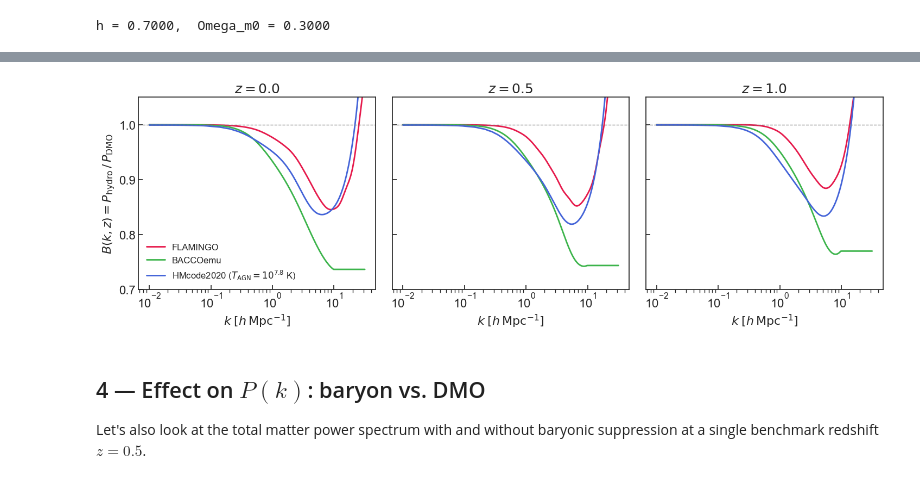
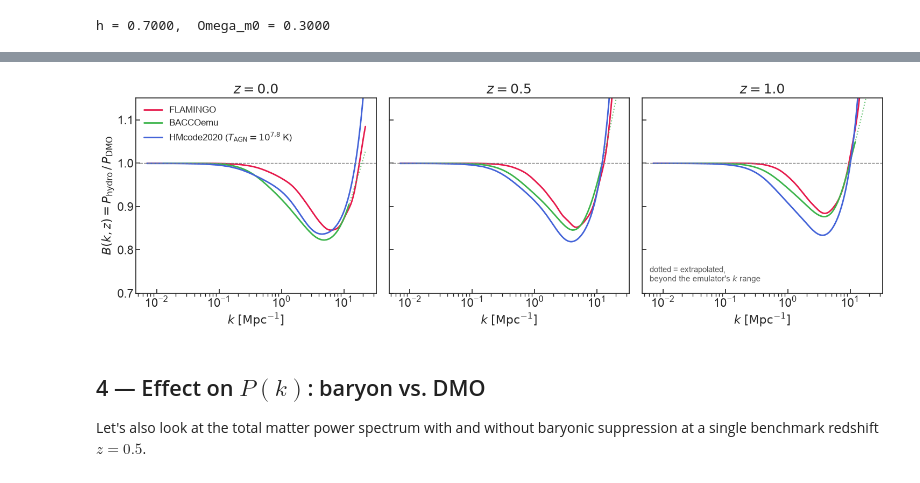
Before and after one commit to cloe-org/playground, a Jupyter notebook: tutorials/cosmology/baryon_boost.ipynb, the cells around one changed output, grey strips where cells are left out. Drawn from its saved outputs; the diff is of its cells as text; code cells hidden in the pictures.

Commit message:
updated perturbations

```diff
--- a/tutorials/cosmology/baryon_boost.ipynb
+++ b/tutorials/cosmology/baryon_boost.ipynb
@@ -183,12 +280,20 @@ ratio is stored as a spline, so run-time overhead is negligible.
 # HMcode2020emu needs a linear-perturbations object first
 linear_hmemu = HMemuLinearPerturbations(background, zs)
 
-# Baryonic perturbations with log10TAGN = 7.8 (moderate AGN feedback)
-pert_hmcode = HMemuNonLinearBaryonicPerturbations(
+# Baryons come straight from the nonlinear emulator -- no mixin needed.
+pert_hmcode = HMemuNonLinearPerturbations(
     background=background,
     linearperturbations=linear_hmemu,
     redshifts=zs,
     log10TAGN=7.8,
 )
-print("HMcode2020  k range:", pert_hmcode.k[[0, -1]], "h/Mpc")
+
+# ... and a DMO twin, so we can form B(k, z) = P_baryon / P_DMO for the comparison.
+pert_hmcode_dmo = HMemuNonLinearPerturbations(
+    background=background,
+    linearperturbations=linear_hmemu,
+    redshifts=zs,
+)
+
+print("HMcode2020  k range:", pert_hmcode.k[[0, -1]], "1/Mpc")
 # %% [output]
@@ -202,6 +328,6 @@ Below we compare them at three representative redshifts.
 # %%
-# Shared k grid for comparison (in h/Mpc, as used by cloelib internally)
-k_plot = np.logspace(-2, 1.5, 200)
+# Shared k grid for the comparison, in 1/Mpc (cloelib's convention throughout)
+k_plot = np.logspace(-2, 1.5, 200) * background.h
 
 z_slices = [0.0, 0.5, 1.0]
 
@@ -209,36 +335,71 @@ fig, axes = plt.subplots(1, 3, figsize=(15, 5), sharey=True)
 
 colors = {"FLAMINGO": "#e6194B", "BACCOemu": "#3cb44b", "HMcode2020": "#4363d8"}
 
+backends = {
+    "FLAMINGO": pert_flamingo,
+    "BACCOemu": pert_bacco,
+    "HMcode2020": pert_hmcode,
+}
+
+# Native k range of each emulator, in 1/Mpc, read straight off the emulators so
+# this cell works against any cloelib carrying the baryon-boost mixins. Outside
+# these ranges the suppression is extrapolated, not emulated.
+k_native = {
+    # FLAMINGO response emulator is trained to k = 10^1.5 h/Mpc
+    "FLAMINGO": np.array([0.0, 10**1.5]) * background.h,
+    # Burger2025 advertises its own k_range; Arico2021 does not, and was
+    # trained for k < 5 h/Mpc.
+    "BACCOemu": np.array(
+        pert_bacco.emu.emulator["baryon"].get("k_range") or [0.01, 5.0]
+    ) * background.h,
+    "HMcode2020": np.array(
+        HM2020_emu.emulator["nonlinear"]["k"][[0, -1]]
+    ) * background.h,
+}
+
+print("native (emulated) k ranges [1/Mpc]:")
+for name, (lo, hi) in k_native.items():
+    print(f"  {name:11s} {lo:8.4g} .. {hi:8.4g}")
+
+labels = {
+    "FLAMINGO": "FLAMINGO",
+    "BACCOemu": "BACCOemu",
+    "HMcode2020": r"HMcode2020 ($T_{\mathrm{AGN}}=10^{7.8}$ K)",
+}
+
 for ax, z_val in zip(axes, z_slices):
     zv = np.array([z_val])
 
-    # FLAMINGO: baryonic_suppression is called with k in h/Mpc (k_hunit=True)
-    B_flamingo = pert_flamingo.baryonic_suppression(zv, k_plot, k_hunit=True)[0]
+    for name, pert in backends.items():
+        if name == "HMcode2020":
+            # No mixin here, so form the ratio from the two emulator runs.
+            B = np.atleast_2d(pert.matter_power_spectrum(zv, k_plot))[0] / np.atleast_2d(
+                pert_hmcode_dmo.matter_power_spectrum(zv, k_plot)
+            )[0]
+        else:
+            B = pert.baryonic_suppression(zv, k_plot)[0]
+        lo, hi = k_native[name]
+        inside = (k_plot >= lo) & (k_plot <= hi)
 
-    # BACCOemu: k stored internally in h/Mpc, suppression also in h/Mpc
-    k_bacco = k_plot * background.h / background.h  # no change; already h/Mpc
-    B_bacco = pert_bacco.baryonic_suppression(
-        zv, k_plot * background.h, k_hunit=False
-    )[0]  # pass 1/Mpc (default)
-
-    # HMcode2020: same convention
-    B_hmcode = pert_hmcode.baryonic_suppression(
-        zv, k_plot * background.h, k_hunit=False
-    )[0]
-
-    ax.semilogx(k_plot, B_flamingo, label="FLAMINGO", color=colors["FLAMINGO"])
-    ax.semilogx(k_plot, B_bacco,   label="BACCOemu",  color=colors["BACCOemu"])
-    ax.semilogx(k_plot, B_hmcode,  label="HMcode2020 ($T_{\mathrm{AGN}}=10^{7.8}$ K)",
-                color=colors["HMcode2020"])
+        # full curve dotted, emulated stretch overdrawn solid
+        ax.semilogx(k_plot, B, color=colors[name], ls=":", lw=1.5, alpha=0.75)
+        ax.semilogx(
+            np.where(inside, k_plot, np.nan), np.where(inside, B, np.nan),
+            color=colors[name], label=labels[name],
+        )
 
     ax.axhline(1.0, color="gray", lw=1, ls="--")
     ax.set_title(f"$z = {z_val}$")
-    ax.set_xlabel(r"$k\;[h\,\mathrm{Mpc}^{-1}]$")
+    ax.set_xlabel(r"$k\;[\mathrm{Mpc}^{-1}]$")
     ax.tick_params(direction="in")
 
 axes[0].set_ylabel(r"$B(k,z) = P_\mathrm{hydro}\,/\,P_\mathrm{DMO}$")
 axes[0].legend(frameon=False, fontsize=12)
-axes[0].set_ylim(0.7, 1.05)
+axes[0].set_ylim(0.7, 1.15)
+axes[2].text(
+    0.03, 0.06, "dotted = extrapolated,\nbeyond the emulator's $k$ range",
+    transform=axes[2].transAxes, fontsize=11, color="0.35",
+)
 
 plt.tight_layout()
 plt.show()
@@ -246,4 +411,4 @@ plt.show()
-[figure, old version]
+[figure, new version]
 # %% [markdown]
 ## 4 — Effect on $P(k)$: baryon vs. DMO
 
```
Also changed, not shown: parts of 23 cells of this notebook.
